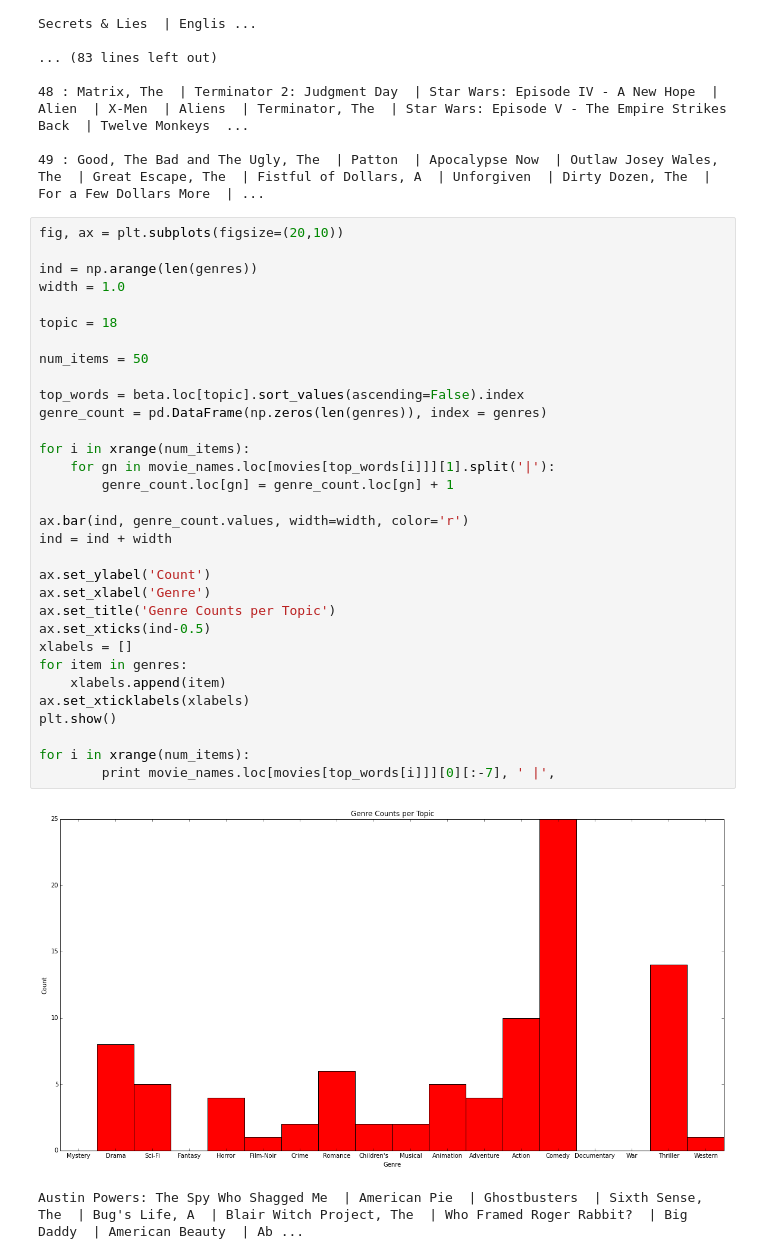
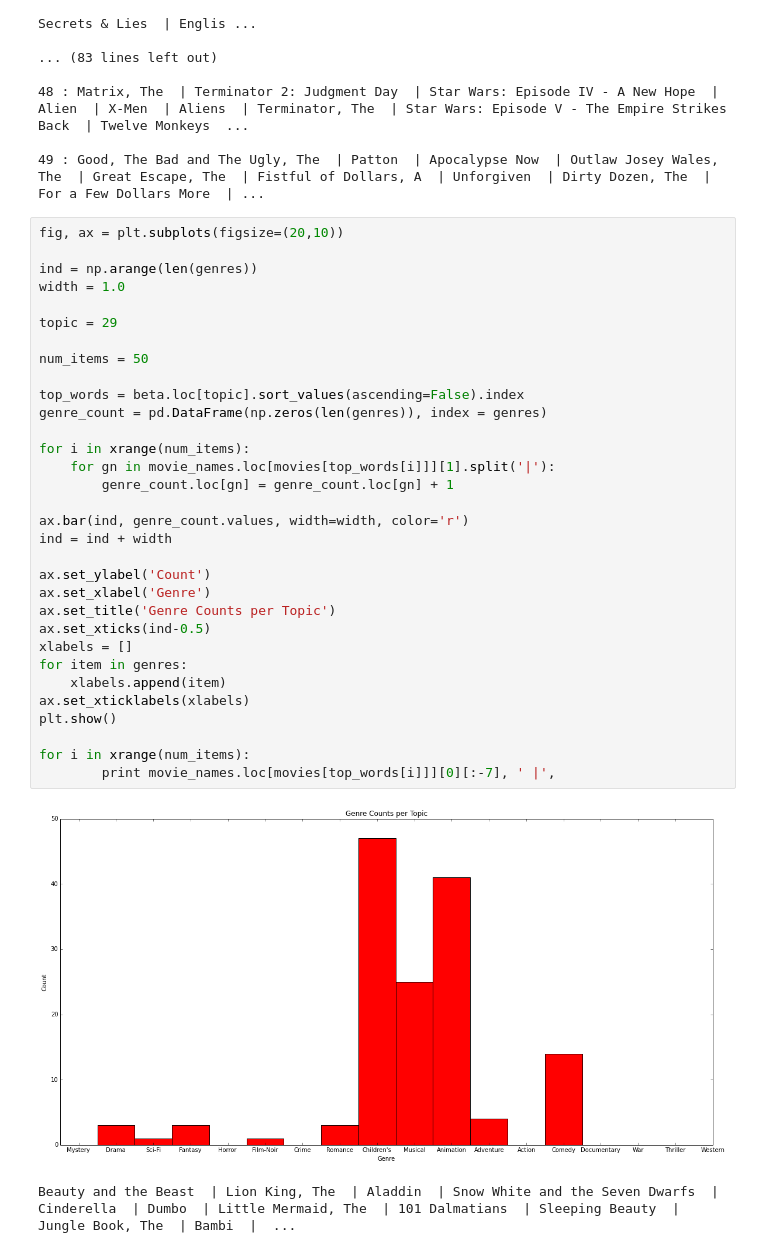
Before and after one commit to DylanV/lda, a Jupyter notebook: notebooks/Corpus creation.ipynb, the cells around one changed output. Saved outputs shown, nothing was run; the diff lists cells and outputs as text.

```diff
--- a/notebooks/Corpus creation.ipynb
+++ b/notebooks/Corpus creation.ipynb
@@ -145,33 +149,33 @@ fig, ax = plt.subplots(figsize=(20,10))
 
 ind = np.arange(len(genres))
 width = 1.0
 
-topic = 18
+topic = 29
 
 num_items = 50
 
 top_words = beta.loc[topic].sort_values(ascending=False).index
 genre_count = pd.DataFrame(np.zeros(len(genres)), index = genres)
 
 for i in xrange(num_items):
     for gn in movie_names.loc[movies[top_words[i]]][1].split('|'):
         genre_count.loc[gn] = genre_count.loc[gn] + 1
 
 ax.bar(ind, genre_count.values, width=width, color='r')
 ind = ind + width
 
 ax.set_ylabel('Count')
 ax.set_xlabel('Genre')
 ax.set_title('Genre Counts per Topic')
 ax.set_xticks(ind-0.5)
 xlabels = []
 for item in genres:
     xlabels.append(item)
 ax.set_xticklabels(xlabels)
 plt.show()
 
 for i in xrange(num_items):
         print movie_names.loc[movies[top_words[i]]][0][:-7], ' |',
 # %% [output]
-[figure, old version]
+[figure, new version]
-Austin Powers: The Spy Who Shagged Me  | American Pie  | Ghostbusters  | Sixth Sense, The  | Bug's Life, A  | Blair Witch Project, The  | Who Framed Roger Rabbit?  | Big Daddy  | American Beauty  | Ab ...
+Beauty and the Beast  | Lion King, The  | Aladdin  | Snow White and the Seven Dwarfs  | Cinderella  | Dumbo  | Little Mermaid, The  | 101 Dalmatians  | Sleeping Beauty  | Jungle Book, The  | Bambi  |  ...
```
Also changed, not shown: parts of 1 cell of this notebook.
